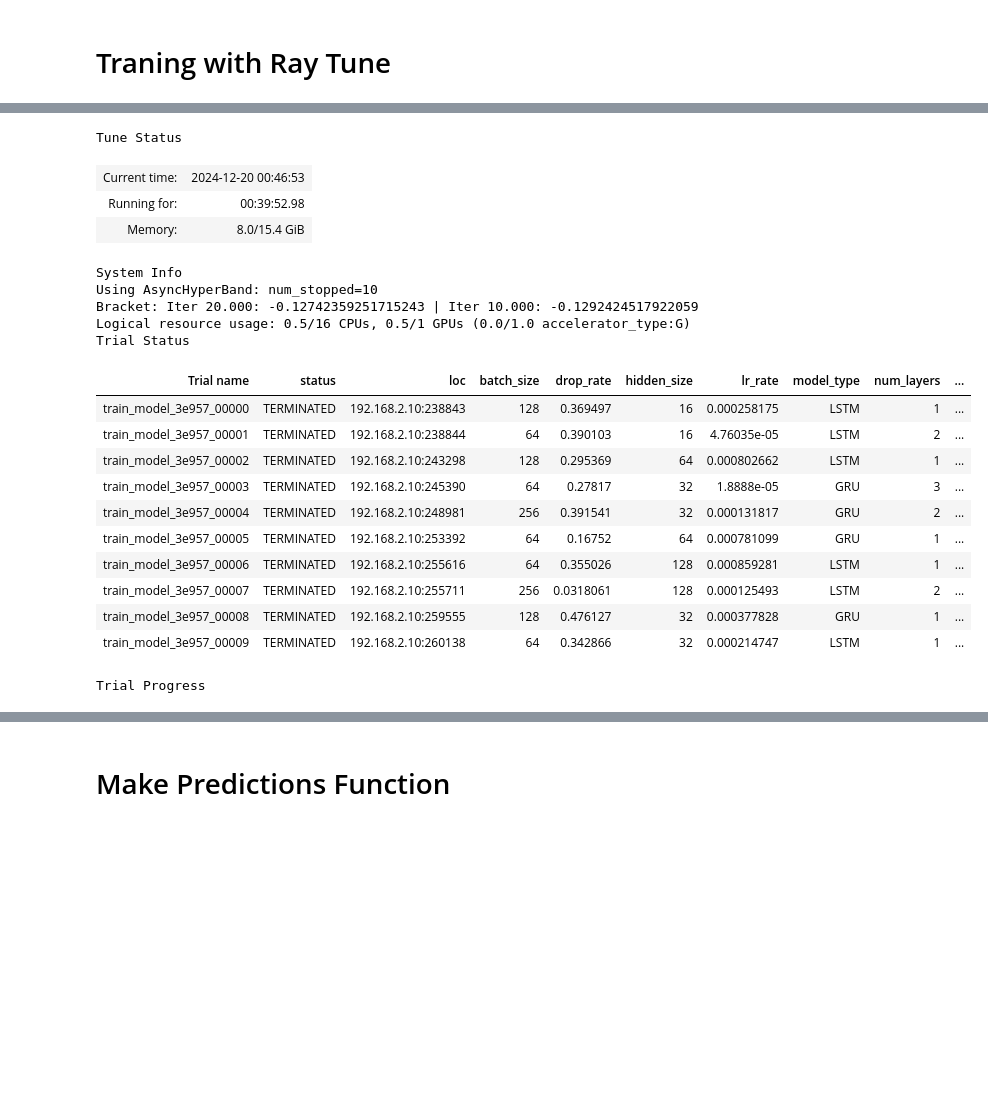
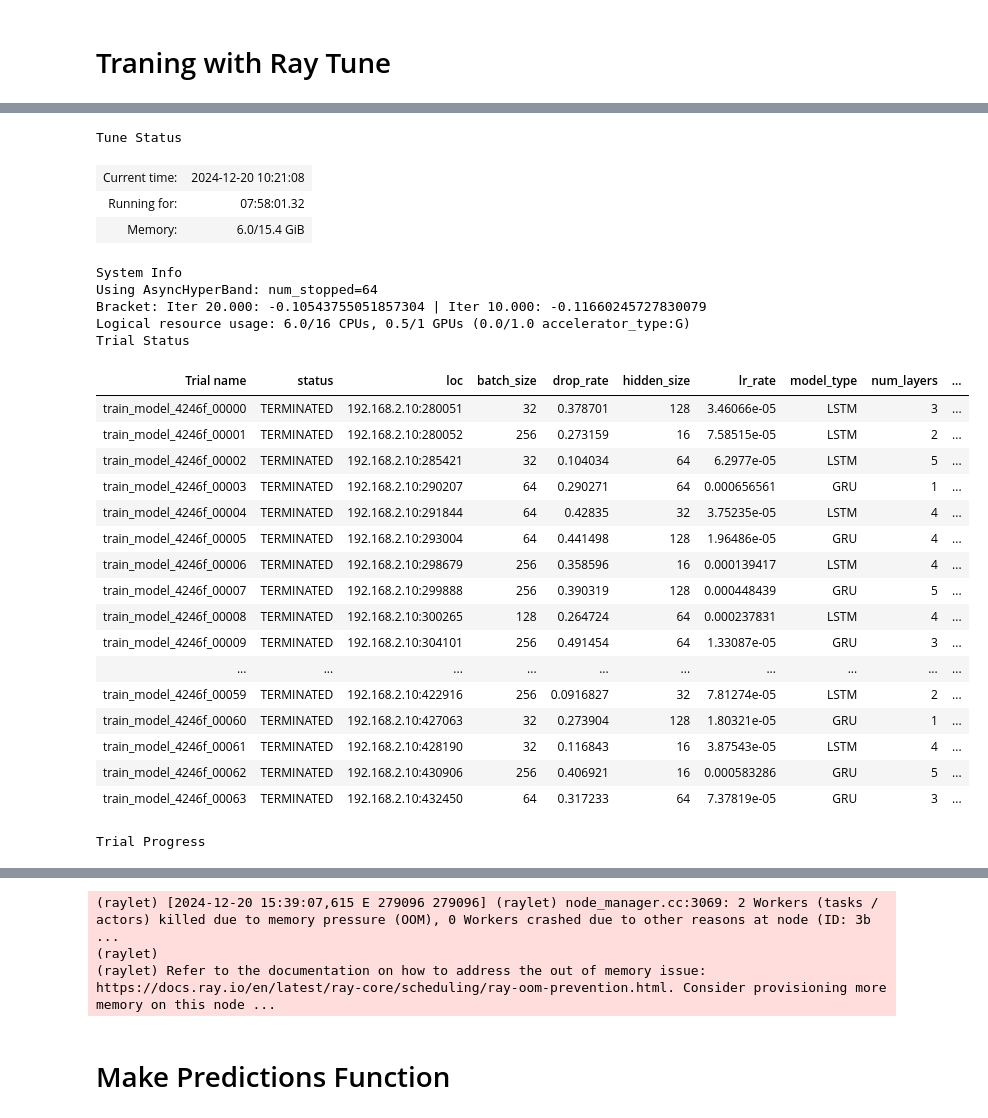
Before and after one commit to Acmaro/NY-electricity-lload-prediction, a Jupyter notebook: RNN/notebook.ipynb, the cells around one changed output, grey strips where cells are left out. Saved outputs shown, nothing was run; the diff lists cells and outputs as text; code cells hidden in the pictures; blank space fills up the shorter version.

Commit message:
Milestone 3 initial version

```diff
--- a/RNN/notebook.ipynb
+++ b/RNN/notebook.ipynb
@@ -206,9 +194,3 @@ Please specify the **input_seq_len**, **output_seq_len**, and **batch_size** her
-# %%
-input_seq_len = 288
-output_seq_len = 288
-batch_size = 64
-
-train_loader, val_loader, preprocessor = create_dataset_splits(df, start_year=init_year, end_year=end_year, input_seq_len=input_seq_len, output_seq_len=output_seq_len, batch_size=batch_size)
 # %% [markdown]
 # Model Implementation
 # %%
@@ -432,6 +414,13 @@ def plot_metrics(train_metrics, test_metrics, metric_name):
 # %% [markdown]
 # Traning with Ray Tune
 # %%
+# initialize preprocessor for normalization on validation data later on
+preprocessor = Preprocessor()
+
+# specify year range
+start_year = 2019 # start_year to (end_year - 1) will be used for training
+end_year = 2022 # will be used for validation
+
 def train_model(config):
     batch_size = config["batch_size"]
     hidden_size = config["hidden_size"]
@@ -454,7 +443,7 @@ def train_model(config):
     model.to(device)
 
     criterion = nn.HuberLoss()
-    optimizer = optim.Adam(model.parameters(), lr=lr_rate, weight_decay=weight_decay)
+    optimizer = optim.Adam(model.parameters(), lr=lr_rate, weight_decay=weight_decay, fused=True)
 
     checkpoint = get_checkpoint()
     if checkpoint:
@@ -468,19 +457,18 @@ def train_model(config):
     else:
         start_epoch = 0
 
-    start_year = 2019 # start_year to end_year-1 will be used for training
-    end_year = 2022 # will be used for validation
-
+    # import data from csv files
     df_list = []
     for year in range(start_year, end_year + 1):
         df = pd.read_csv(f'/home/zitong/Projects/NY-electricity-load-prediction/data/Prepared data/{str(year)}_features.csv')
         df_list.append(df)
     del df
     df_raw = pd.concat(df_list, axis=0, ignore_index=True)
-    df = df_raw[['timestamp', 'load', 'temp', 'year', 'month', 'day', 'hour', 'minute']]
-    del df_raw
+    df = df_raw[['timestamp', 'load', 'temp', 'year', 'month', 'day', 'hour', 'minute']].copy()
+    del df_raw, df_list
 
-    train_loader, val_loader, preprocessor = create_dataset_splits(df, start_year=start_year, end_year=end_year, input_seq_len=288, output_seq_len=288, batch_size=batch_size)
+    # create train and validation data loaders
+    train_loader, val_loader = create_dataset_splits(df, preprocessor=preprocessor, start_year=start_year, end_year=end_year, input_seq_len=288, output_seq_len=288, batch_size=batch_size)
 
     scheduler = None
 
@@ -526,13 +514,14 @@ def train_model(config):
     print("Finished Training")
 # %%
 config = {
-    "batch_size": tune.choice([64, 128, 256]),
+    "batch_size": tune.choice([32, 64, 128, 256]),
     "hidden_size": tune.choice([16, 32, 64, 128]),
-    "num_layers": tune.choice([1, 2, 3]),
+    "num_layers": tune.choice([2, 3, 4, 5]),
     "drop_rate": tune.uniform(0.0, 0.5),
     "lr_rate": tune.loguniform(1e-5, 1e-3),
     "weight_decay": tune.loguniform(1e-6, 1e-3),
-    "model_type": tune.choice(["LSTM", "GRU"])
+    "model_type": tune.choice(["LSTM", "GRU"]),
+    "num_gpus": 1
 }
 
 scheduler = ASHAScheduler(
@@ -546,7 +535,7 @@ result = tune.run(
     partial(train_model),
     resources_per_trial={"cpu": 6, "gpu": 0.5},
     config=config,
-    num_samples=12,
+    num_samples=64,
     scheduler=scheduler,
 )
 
@@ -558,22 +549,28 @@ print(f"Best trial final validation loss: {best_trial.last_result['val_loss']}")
 Tune Status
-| Current time: | 2024-12-20 00:46:53 |
-| Running for: | 00:39:52.98 |
-| Memory: | 8.0/15.4 GiB |
+| Current time: | 2024-12-20 10:21:08 |
+| Running for: | 07:58:01.32 |
+| Memory: | 6.0/15.4 GiB |
 System Info
-Using AsyncHyperBand: num_stopped=10
-Bracket: Iter 20.000: -0.12742359251715243 | Iter 10.000: -0.1292424517922059
-Logical resource usage: 0.5/16 CPUs, 0.5/1 GPUs (0.0/1.0 accelerator_type:G)
+Using AsyncHyperBand: num_stopped=64
+Bracket: Iter 20.000: -0.10543755051857304 | Iter 10.000: -0.11660245727830079
+Logical resource usage: 6.0/16 CPUs, 0.5/1 GPUs (0.0/1.0 accelerator_type:G)
 Trial Status
 | Trial name | status | loc | batch_size | drop_rate | hidden_size | lr_rate | model_type | num_layers | ... |
-| train_model_3e957_00000 | TERMINATED | 192.168.2.10:238843 | 128 | 0.369497 | 16 | 0.000258175 | LSTM | 1 | ... |
-| train_model_3e957_00001 | TERMINATED | 192.168.2.10:238844 | 64 | 0.390103 | 16 | 4.76035e-05 | LSTM | 2 | ... |
-| train_model_3e957_00002 | TERMINATED | 192.168.2.10:243298 | 128 | 0.295369 | 64 | 0.000802662 | LSTM | 1 | ... |
-| train_model_3e957_00003 | TERMINATED | 192.168.2.10:245390 | 64 | 0.27817 | 32 | 1.8888e-05 | GRU | 3 | ... |
-| train_model_3e957_00004 | TERMINATED | 192.168.2.10:248981 | 256 | 0.391541 | 32 | 0.000131817 | GRU | 2 | ... |
-| train_model_3e957_00005 | TERMINATED | 192.168.2.10:253392 | 64 | 0.16752 | 64 | 0.000781099 | GRU | 1 | ... |
-| train_model_3e957_00006 | TERMINATED | 192.168.2.10:255616 | 64 | 0.355026 | 128 | 0.000859281 | LSTM | 1 | ... |
-| train_model_3e957_00007 | TERMINATED | 192.168.2.10:255711 | 256 | 0.0318061 | 128 | 0.000125493 | LSTM | 2 | ... |
-| train_model_3e957_00008 | TERMINATED | 192.168.2.10:259555 | 128 | 0.476127 | 32 | 0.000377828 | GRU | 1 | ... |
-| train_model_3e957_00009 | TERMINATED | 192.168.2.10:260138 | 64 | 0.342866 | 32 | 0.000214747 | LSTM | 1 | ... |
+| train_model_4246f_00000 | TERMINATED | 192.168.2.10:280051 | 32 | 0.378701 | 128 | 3.46066e-05 | LSTM | 3 | ... |
+| train_model_4246f_00001 | TERMINATED | 192.168.2.10:280052 | 256 | 0.273159 | 16 | 7.58515e-05 | LSTM | 2 | ... |
+| train_model_4246f_00002 | TERMINATED | 192.168.2.10:285421 | 32 | 0.104034 | 64 | 6.2977e-05 | LSTM | 5 | ... |
+| train_model_4246f_00003 | TERMINATED | 192.168.2.10:290207 | 64 | 0.290271 | 64 | 0.000656561 | GRU | 1 | ... |
+| train_model_4246f_00004 | TERMINATED | 192.168.2.10:291844 | 64 | 0.42835 | 32 | 3.75235e-05 | LSTM | 4 | ... |
+| train_model_4246f_00005 | TERMINATED | 192.168.2.10:293004 | 64 | 0.441498 | 128 | 1.96486e-05 | GRU | 4 | ... |
+| train_model_4246f_00006 | TERMINATED | 192.168.2.10:298679 | 256 | 0.358596 | 16 | 0.000139417 | LSTM | 4 | ... |
+| train_model_4246f_00007 | TERMINATED | 192.168.2.10:299888 | 256 | 0.390319 | 128 | 0.000448439 | GRU | 5 | ... |
+| train_model_4246f_00008 | TERMINATED | 192.168.2.10:300265 | 128 | 0.264724 | 64 | 0.000237831 | LSTM | 4 | ... |
+| train_model_4246f_00009 | TERMINATED | 192.168.2.10:304101 | 256 | 0.491454 | 64 | 1.33087e-05 | GRU | 3 | ... |
+| ... | ... | ... | ... | ... | ... | ... | ... | ... | ... |
+| train_model_4246f_00059 | TERMINATED | 192.168.2.10:422916 | 256 | 0.0916827 | 32 | 7.81274e-05 | LSTM | 2 | ... |
+| train_model_4246f_00060 | TERMINATED | 192.168.2.10:427063 | 32 | 0.273904 | 128 | 1.80321e-05 | GRU | 1 | ... |
+| train_model_4246f_00061 | TERMINATED | 192.168.2.10:428190 | 32 | 0.116843 | 16 | 3.87543e-05 | LSTM | 4 | ... |
+| train_model_4246f_00062 | TERMINATED | 192.168.2.10:430906 | 256 | 0.406921 | 16 | 0.000583286 | GRU | 5 | ... |
+| train_model_4246f_00063 | TERMINATED | 192.168.2.10:432450 | 64 | 0.317233 | 64 | 7.37819e-05 | GRU | 3 | ... |
 Trial Progress
 | Trial name | should_checkpoint | train_loss | val_loss |
@@ -594,3 +612,6 @@ Best trial final validation loss: 0.08632551094827552
+(raylet) [2024-12-20 15:39:07,615 E 279096 279096] (raylet) node_manager.cc:3069: 2 Workers (tasks / actors) killed due to memory pressure (OOM), 0 Workers crashed due to other reasons at node (ID: 3b ...
+(raylet)
+(raylet) Refer to the documentation on how to address the out of memory issue: https://docs.ray.io/en/latest/ray-core/scheduling/ray-oom-prevention.html. Consider provisioning more memory on this node ...
 # %% [markdown]
 # Make Predictions Function
 # %%
```
Also changed, not shown: parts of 8 cells of this notebook, 8 other files.
